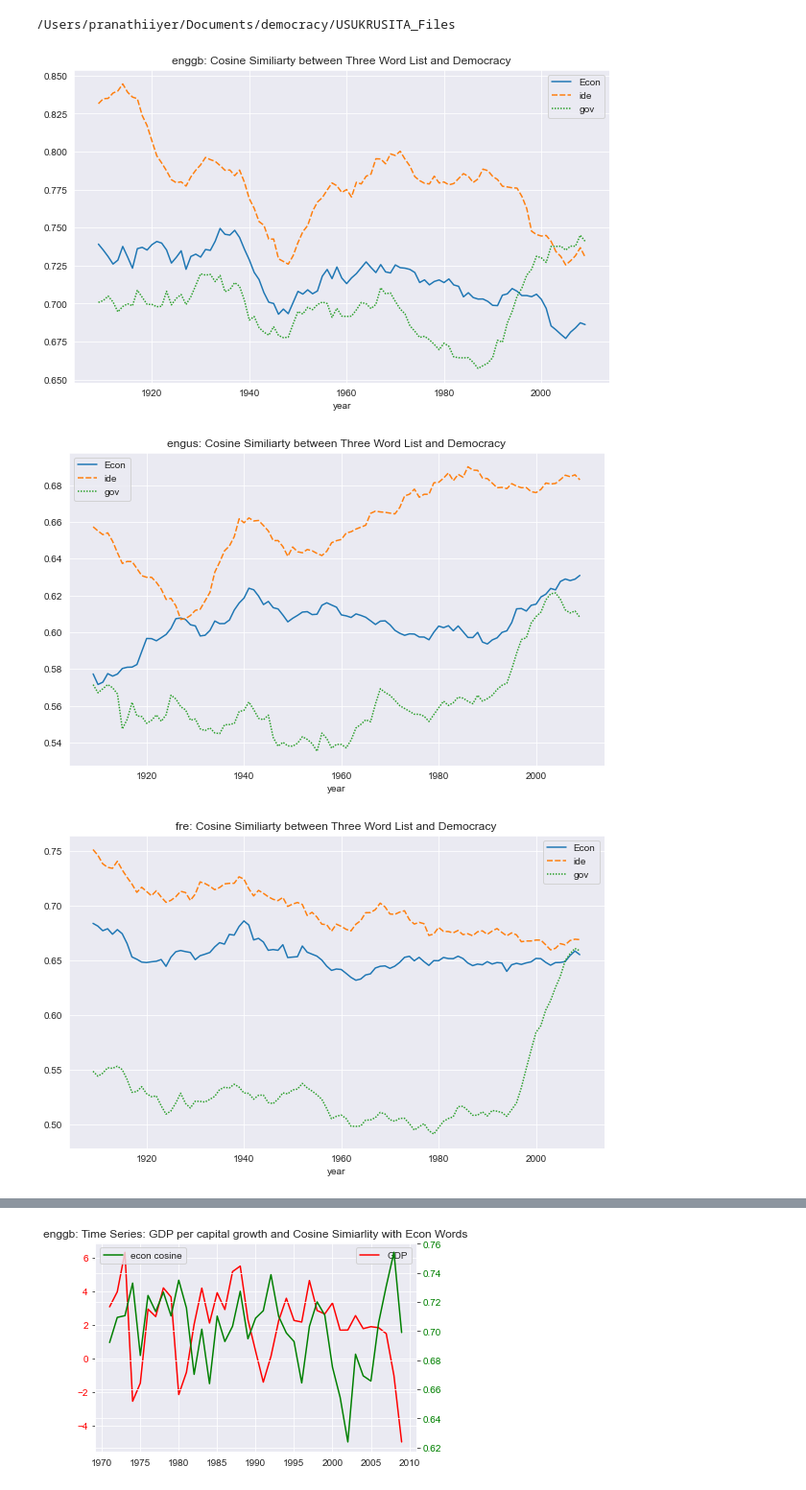
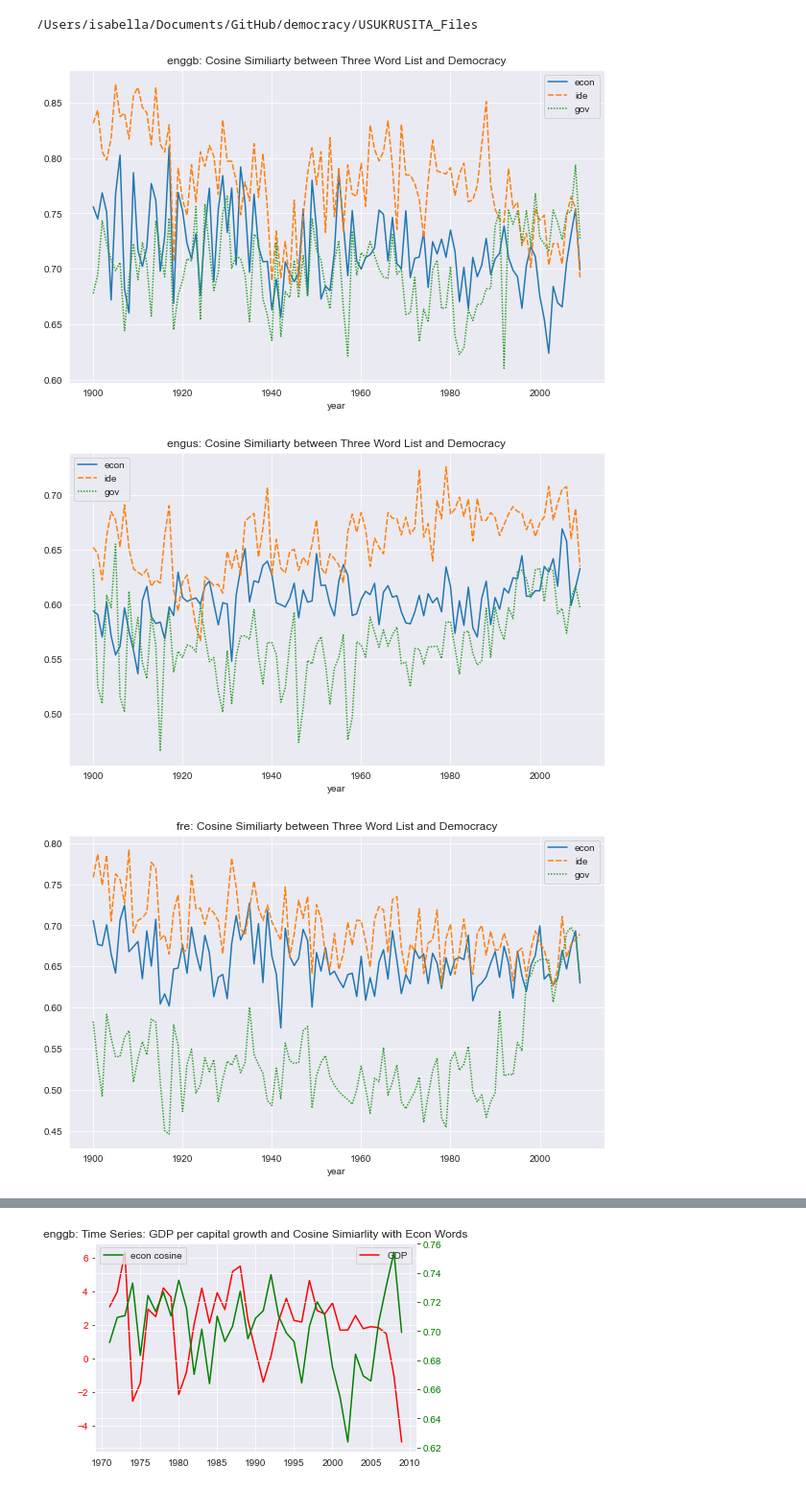
Before and after one commit to cultural-proj/democracy, a Jupyter notebook: cosine_pipeline.ipynb, the cells around one changed output, grey strips where cells are left out. Shown at 96% size. Cells and saved outputs as stored; diff of their text form; code cells hidden in the pictures.

```diff
--- a/cosine_pipeline.ipynb
+++ b/cosine_pipeline.ipynb
@@ -9,9 +23,9 @@ from matplotlib.pyplot import figure
 # %%
-cd /Users/pranathiiyer/Documents/democracy/USUKRUSITA_Files
+cd  USUKRUSITA_Files
 # %% [output]
-/Users/pranathiiyer/Documents/democracy/USUKRUSITA_Files
+/Users/isabella/Documents/GitHub/democracy/USUKRUSITA_Files
 # %%
-def get_cos_plot(country_name, n):
+def get_cos_plot(country_name):
     """
     Return a plot three word lists' cosine
     similarity to democracy across all years, given a
@@ -23,18 +37,10 @@ def get_cos_plot(country_name, n):
         econ = pd.read_csv('{}_cos_{}.csv'.format(aspect, country_name), index_col=0)
         # clean data
         econ = clean_df(econ, aspect)
-        if len(econ.columns) > 1:
-            econ['Econ'] = econ[econ.columns[1]].rolling(n).mean()
-            if aspect == 'econ':
-                econ.drop(columns='econ', inplace=True)
-
-        else:
-            econ['rolling_avg'] = econ[econ.columns[0]].rolling(n).mean()
-
         if aspect == 'econ':
             total = econ
         else:
-            total[aspect] = econ['rolling_avg']
+            total[aspect] = econ[aspect]
 
     total = total.set_index('year')
 
@@ -58,15 +64,15 @@ def clean_df(df, aspect):
         df.drop(columns=['cosine_similarity'], inplace=True)
     return df
 # %%
-get_cos_plot('enggb',10)
+get_cos_plot('enggb')
 # %% [output]
-[figure, old version]
+[figure, new version]
 # %%
-get_cos_plot('engus', 10)
+get_cos_plot('engus')
 # %% [output]
-[figure, old version]
+[figure, new version]
 # %%
-get_cos_plot('fre', 10)
+get_cos_plot('fre')
 # %% [output]
-[figure, old version]
+[figure, new version]
 # %%
```
Also changed, not shown: parts of 32 cells of this notebook.
